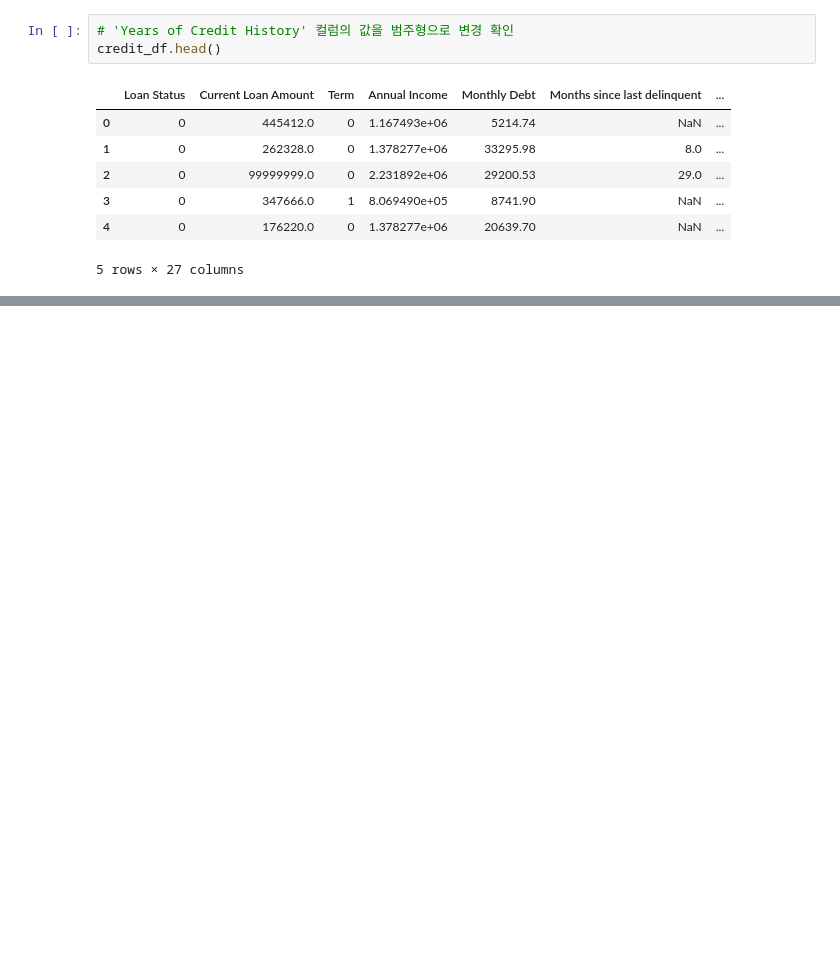
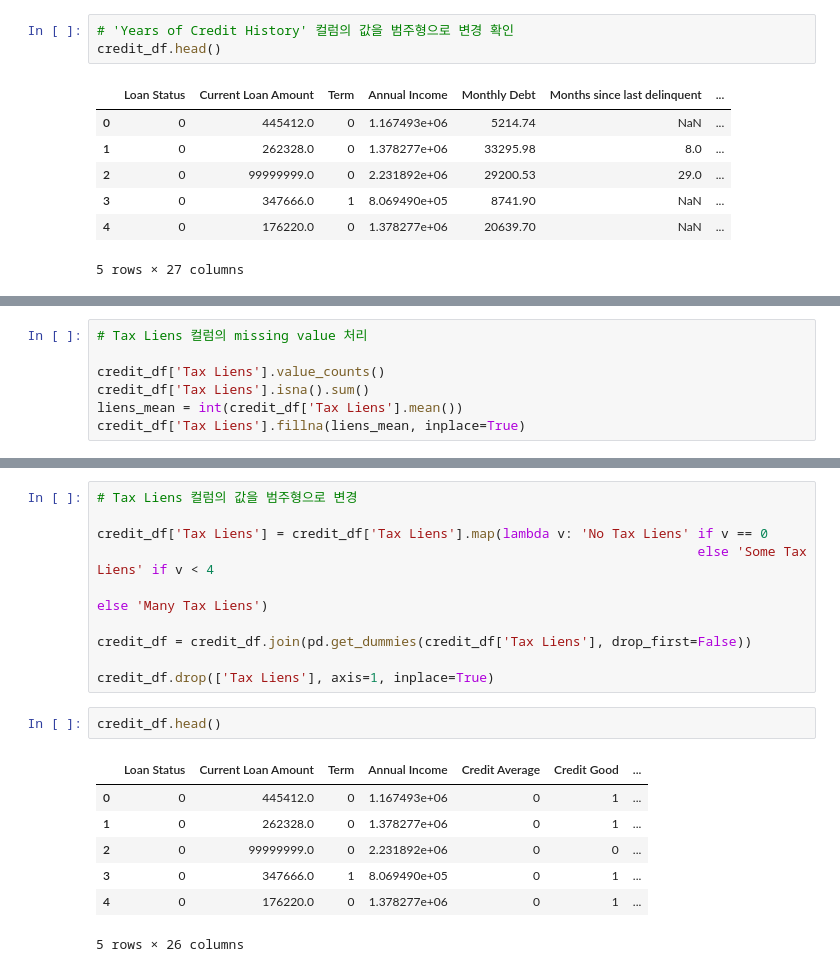
Before and after one commit to shared-repo/ssac-academy, a Jupyter notebook: workspace/code-workspace/ml/h.example.ipynb, the cells around one changed output, grey strips where cells are left out. Saved outputs shown, nothing was run; the diff lists cells and outputs as text; blank space fills up the shorter version.

```diff
--- a/workspace/code-workspace/ml/h.example.ipynb
+++ b/workspace/code-workspace/ml/h.example.ipynb
@@ -544,0 +571,7 @@ Name: Years of Credit History, Length: 506, dtype: int64
+# %%
+# Tax Liens 컬럼의 missing value 처리
+
+credit_df['Tax Liens'].value_counts()
+credit_df['Tax Liens'].isna().sum()
+liens_mean = int(credit_df['Tax Liens'].mean())
+credit_df['Tax Liens'].fillna(liens_mean, inplace=True)
@@ -544,0 +583,20 @@ Name: Years of Credit History, Length: 506, dtype: int64
+# %%
+# Tax Liens 컬럼의 값을 범주형으로 변경
+
+credit_df['Tax Liens'] = credit_df['Tax Liens'].map(lambda v: 'No Tax Liens' if v == 0
+                                                                             else 'Some Tax Liens' if v < 4
+                                                                                                   else 'Many Tax Liens')
+
+credit_df = credit_df.join(pd.get_dummies(credit_df['Tax Liens'], drop_first=False))
+
+credit_df.drop(['Tax Liens'], axis=1, inplace=True)
+# %%
+credit_df.head()
+# %% [output]
+|  | Loan Status | Current Loan Amount | Term | Annual Income | Credit Average | Credit Good | ... |
+| 0 | 0 | 445412.0 | 0 | 1.167493e+06 | 0 | 1 | ... |
+| 1 | 0 | 262328.0 | 0 | 1.378277e+06 | 0 | 1 | ... |
+| 2 | 0 | 99999999.0 | 0 | 2.231892e+06 | 0 | 0 | ... |
+| 3 | 0 | 347666.0 | 1 | 8.069490e+05 | 0 | 1 | ... |
+| 4 | 0 | 176220.0 | 0 | 1.378277e+06 | 0 | 1 | ... |
+5 rows × 26 columns
```
Also changed, not shown: parts of 11 cells of this notebook, 1 other file.
